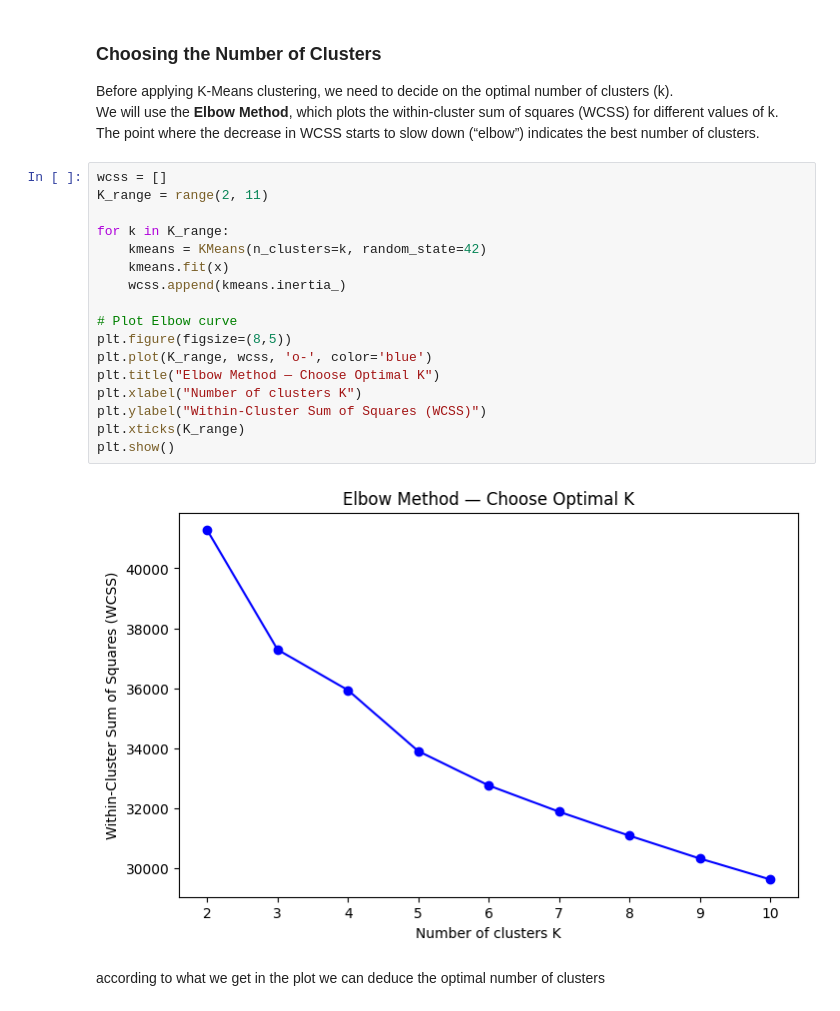
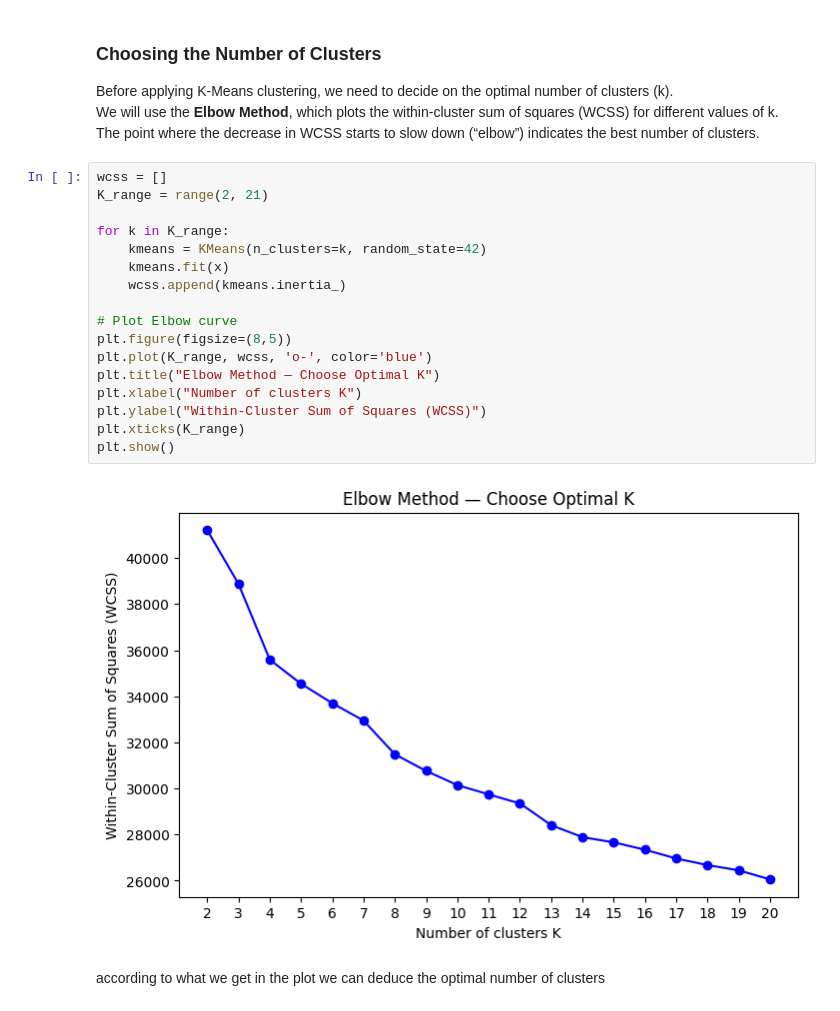
Before and after one commit to kaoutherbensaddek/anime-data-mining, a Jupyter notebook: notebooks/04_clustering.ipynb, the cells around one changed output. Cells and saved outputs as stored; diff of their text form.

```diff
--- a/notebooks/04_clustering.ipynb
+++ b/notebooks/04_clustering.ipynb
@@ -71,23 +71,23 @@ We will use the **Elbow Method**, which plots the within-cluster sum of squares
 The point where the decrease in WCSS starts to slow down (“elbow”) indicates the best number of clusters.
 # %%
 wcss = []
-K_range = range(2, 11)
+K_range = range(2, 21)
 
 for k in K_range:
     kmeans = KMeans(n_clusters=k, random_state=42)
     kmeans.fit(x)
     wcss.append(kmeans.inertia_)
 
 # Plot Elbow curve
 plt.figure(figsize=(8,5))
 plt.plot(K_range, wcss, 'o-', color='blue')
 plt.title("Elbow Method — Choose Optimal K")
 plt.xlabel("Number of clusters K")
 plt.ylabel("Within-Cluster Sum of Squares (WCSS)")
 plt.xticks(K_range)
 plt.show()
 # %% [output]
-[figure, old version]
+[figure, new version]
 # %% [markdown]
 according to what we get in the plot we can deduce the optimal number of clusters
 # %% [markdown]
```
Also changed, not shown: parts of 6 cells of this notebook, 8 other files.
